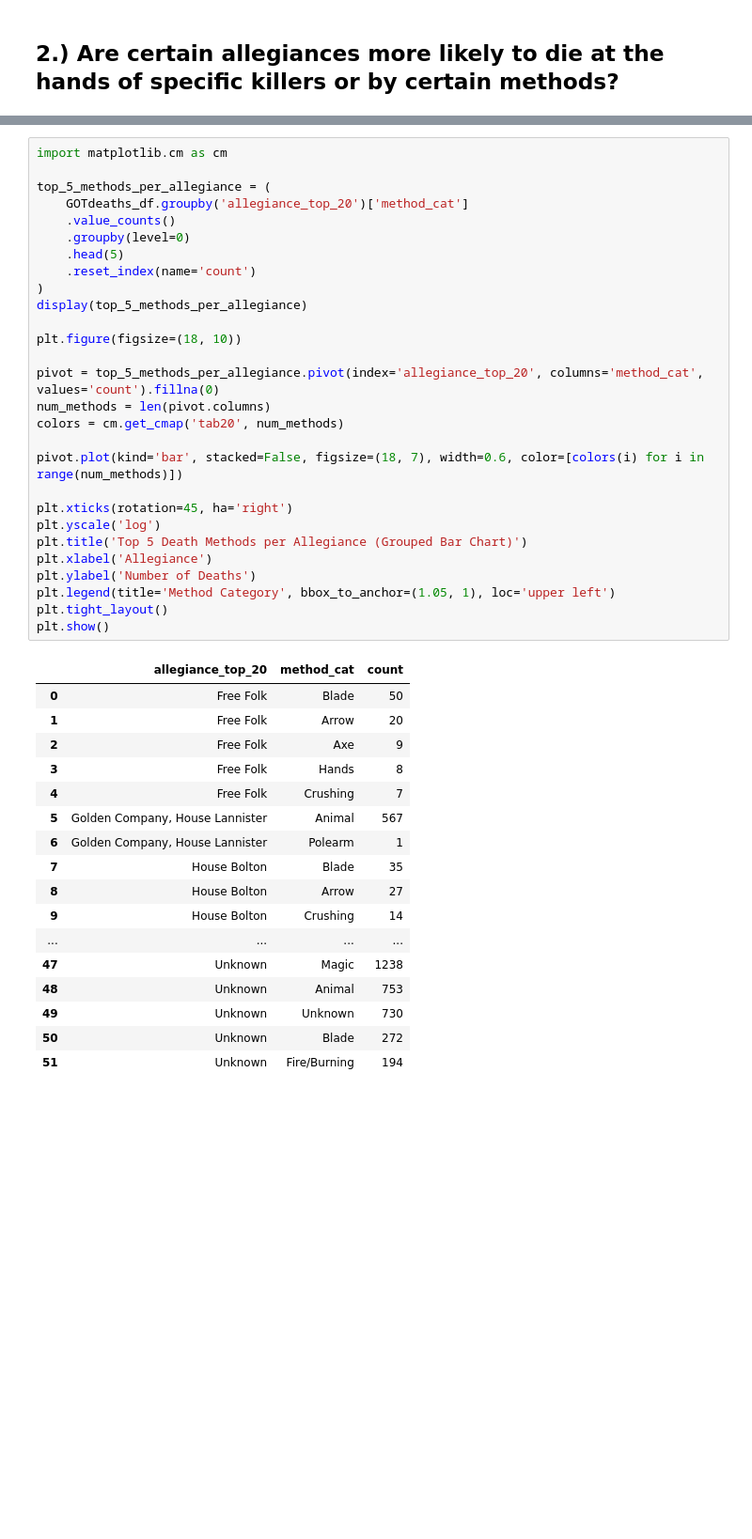
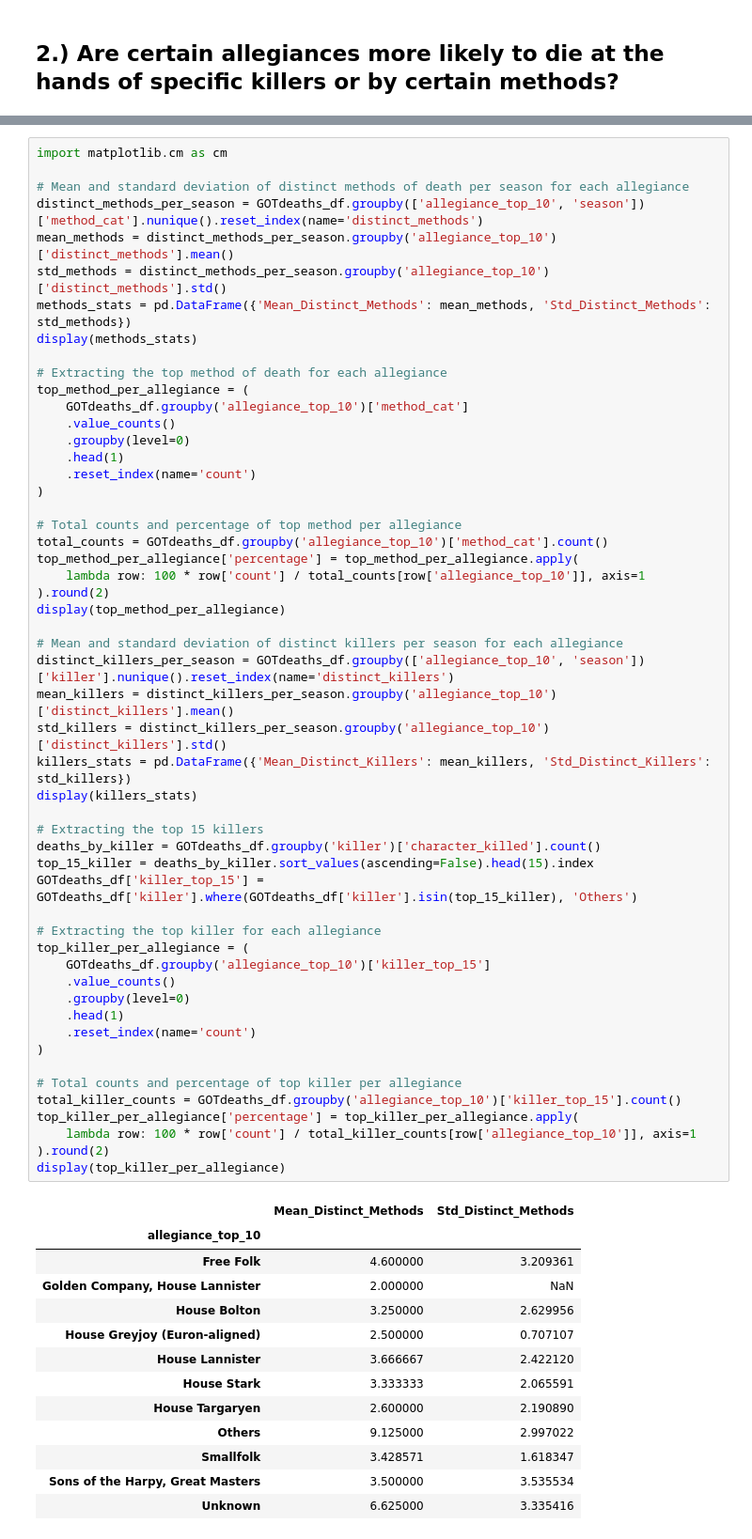
Before and after one commit to YoshChua/CSMODEL_MP, a Jupyter notebook: CSMODEL_MP.ipynb, the cells around one changed output, grey strips where cells are left out. Shown: that part at 94% size. Cells and saved outputs as stored; diff of their text form; blank space fills up the shorter version.

```diff
--- a/CSMODEL_MP.ipynb
+++ b/CSMODEL_MP.ipynb
@@ -619,46 +456,67 @@ some text here
 # %%
 import matplotlib.cm as cm
 
-top_5_methods_per_allegiance = (
-    GOTdeaths_df.groupby('allegiance_top_20')['method_cat']
+# Mean and standard deviation of distinct methods of death per season for each allegiance
+distinct_methods_per_season = GOTdeaths_df.groupby(['allegiance_top_10', 'season'])['method_cat'].nunique().reset_index(name='distinct_methods')
+mean_methods = distinct_methods_per_season.groupby('allegiance_top_10')['distinct_methods'].mean()
+std_methods = distinct_methods_per_season.groupby('allegiance_top_10')['distinct_methods'].std()
+methods_stats = pd.DataFrame({'Mean_Distinct_Methods': mean_methods, 'Std_Distinct_Methods': std_methods})
+display(methods_stats)
+
+# Extracting the top method of death for each allegiance
+top_method_per_allegiance = (
+    GOTdeaths_df.groupby('allegiance_top_10')['method_cat']
     .value_counts()
     .groupby(level=0)
-    .head(5)
+    .head(1)
     .reset_index(name='count')
 )
-display(top_5_methods_per_allegiance)
 
-plt.figure(figsize=(18, 10))
+# Total counts and percentage of top method per allegiance
+total_counts = GOTdeaths_df.groupby('allegiance_top_10')['method_cat'].count()
+top_method_per_allegiance['percentage'] = top_method_per_allegiance.apply(
+    lambda row: 100 * row['count'] / total_counts[row['allegiance_top_10']], axis=1
+).round(2)
+display(top_method_per_allegiance)
 
-pivot = top_5_methods_per_allegiance.pivot(index='allegiance_top_20', columns='method_cat', values='count').fillna(0)
-num_methods = len(pivot.columns)
-colors = cm.get_cmap('tab20', num_methods)
+# Mean and standard deviation of distinct killers per season for each allegiance
+distinct_killers_per_season = GOTdeaths_df.groupby(['allegiance_top_10', 'season'])['killer'].nunique().reset_index(name='distinct_killers')
+mean_killers = distinct_killers_per_season.groupby('allegiance_top_10')['distinct_killers'].mean()
+std_killers = distinct_killers_per_season.groupby('allegiance_top_10')['distinct_killers'].std()
+killers_stats = pd.DataFrame({'Mean_Distinct_Killers': mean_killers, 'Std_Distinct_Killers': std_killers})
+display(killers_stats)
 
-pivot.plot(kind='bar', stacked=False, figsize=(18, 7), width=0.6, color=[colors(i) for i in range(num_methods)])
+# Extracting the top 15 killers
+deaths_by_killer = GOTdeaths_df.groupby('killer')['character_killed'].count()
+top_15_killer = deaths_by_killer.sort_values(ascending=False).head(15).index
+GOTdeaths_df['killer_top_15'] = GOTdeaths_df['killer'].where(GOTdeaths_df['killer'].isin(top_15_killer), 'Others')
 
-plt.xticks(rotation=45, ha='right')
-plt.yscale('log')
-plt.title('Top 5 Death Methods per Allegiance (Grouped Bar Chart)')
-plt.xlabel('Allegiance')
-plt.ylabel('Number of Deaths')
-plt.legend(title='Method Category', bbox_to_anchor=(1.05, 1), loc='upper left')
-plt.tight_layout()
-plt.show()
+# Extracting the top killer for each allegiance
+top_killer_per_allegiance = (
+    GOTdeaths_df.groupby('allegiance_top_10')['killer_top_15']
+    .value_counts()
+    .groupby(level=0)
+    .head(1)
+    .reset_index(name='count')
+)
+
+# Total counts and percentage of top killer per allegiance
+total_killer_counts = GOTdeaths_df.groupby('allegiance_top_10')['killer_top_15'].count()
+top_killer_per_allegiance['percentage'] = top_killer_per_allegiance.apply(
+    lambda row: 100 * row['count'] / total_killer_counts[row['allegiance_top_10']], axis=1
+).round(2)
+display(top_killer_per_allegiance)
 # %% [output]
-|  | allegiance_top_20 | method_cat | count |
-| 0 | Free Folk | Blade | 50 |
-| 1 | Free Folk | Arrow | 20 |
-| 2 | Free Folk | Axe | 9 |
-| 3 | Free Folk | Hands | 8 |
-| 4 | Free Folk | Crushing | 7 |
-| 5 | Golden Company, House Lannister | Animal | 567 |
-| 6 | Golden Company, House Lannister | Polearm | 1 |
-| 7 | House Bolton | Blade | 35 |
-| 8 | House Bolton | Arrow | 27 |
-| 9 | House Bolton | Crushing | 14 |
-| ... | ... | ... | ... |
-| 47 | Unknown | Magic | 1238 |
-| 48 | Unknown | Animal | 753 |
-| 49 | Unknown | Unknown | 730 |
-| 50 | Unknown | Blade | 272 |
-| 51 | Unknown | Fire/Burning | 194 |
+|  | Mean_Distinct_Methods | Std_Distinct_Methods |
+| allegiance_top_10 |  |  |
+| Free Folk | 4.600000 | 3.209361 |
+| Golden Company, House Lannister | 2.000000 | NaN |
+| House Bolton | 3.250000 | 2.629956 |
+| House Greyjoy (Euron-aligned) | 2.500000 | 0.707107 |
+| House Lannister | 3.666667 | 2.422120 |
+| House Stark | 3.333333 | 2.065591 |
+| House Targaryen | 2.600000 | 2.190890 |
+| Others | 9.125000 | 2.997022 |
+| Smallfolk | 3.428571 | 1.618347 |
+| Sons of the Harpy, Great Masters | 3.500000 | 3.535534 |
+| Unknown | 6.625000 | 3.335416 |
```
Also changed, not shown: parts of 42 cells of this notebook.
